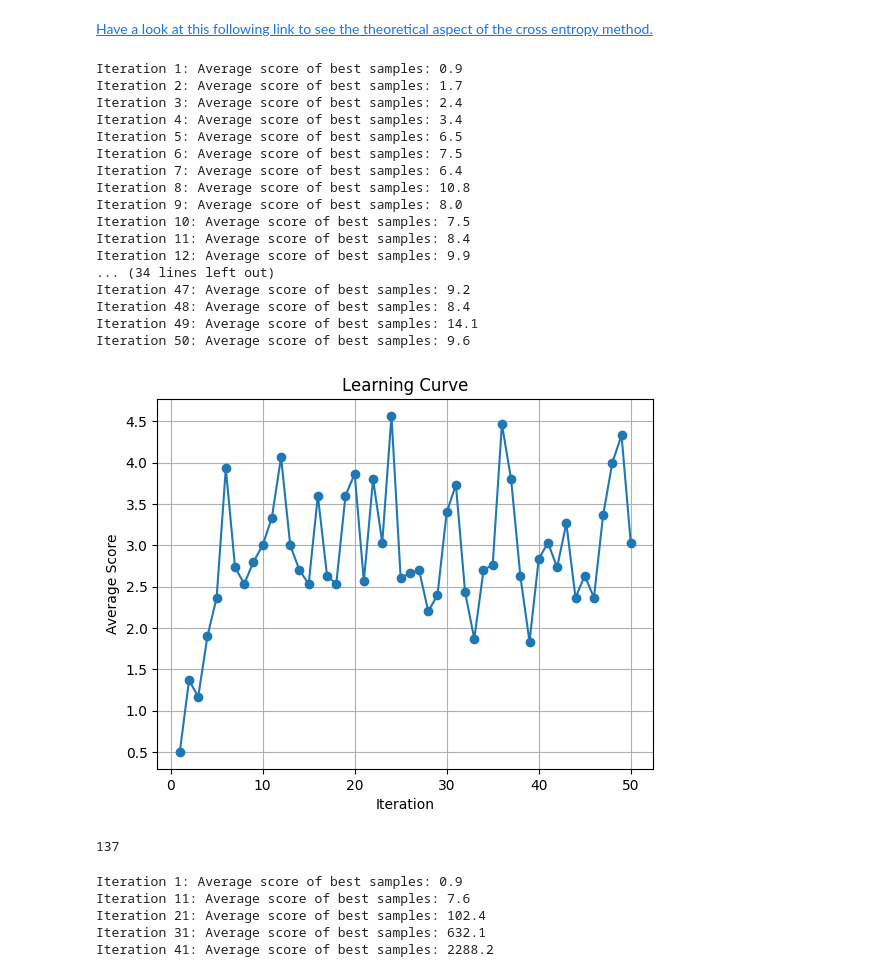
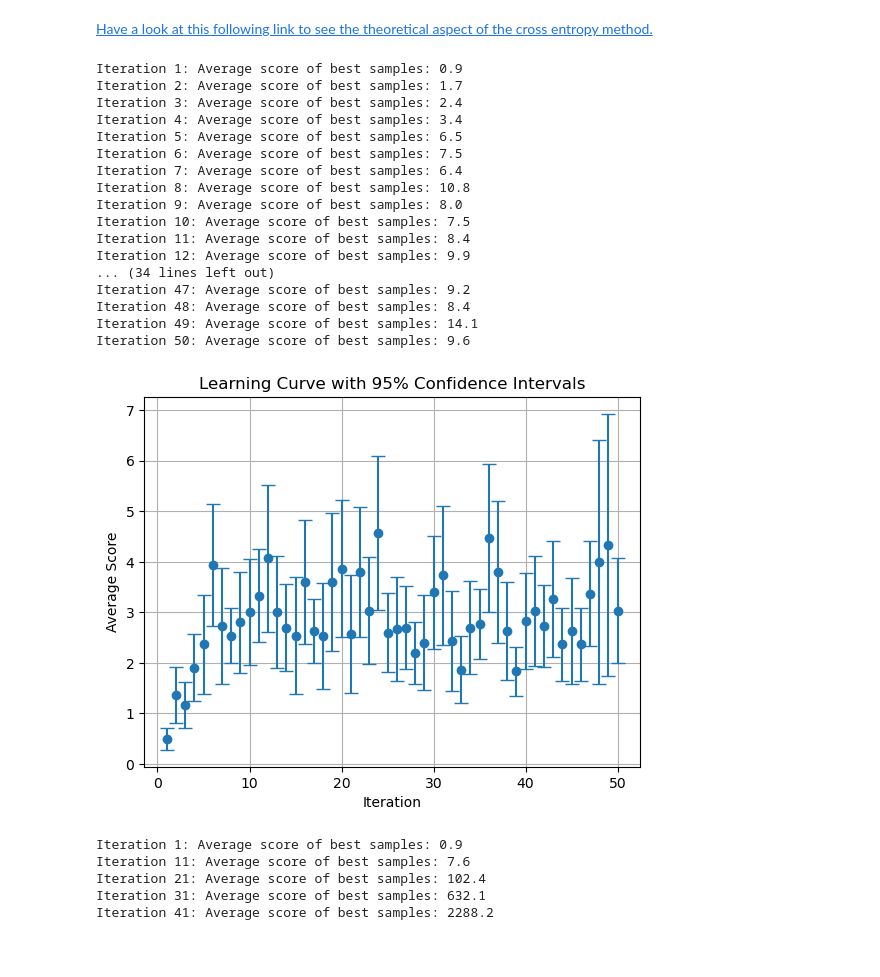
Before and after one commit to yassprogramme/learning_tetris, a Jupyter notebook: Optimization.ipynb, the cells around one changed output. Saved outputs shown, nothing was run; the diff lists cells and outputs as text; code cells hidden in the pictures; blank space fills up the shorter version.

Commit message:
Std errors

```diff
--- a/Optimization.ipynb
+++ b/Optimization.ipynb
@@ -59,7 +36,7 @@ w = np.zeros(21)
 Sigma = 100 * np.eye(21)
 
 learning_curve = []
-
+std=[]
 for t in range(iterations):
     # Generate samples from the current Gaussian distribution
     samples = np.random.multivariate_normal(w, Sigma, N)
@@ -80,42 +57,39 @@ for t in range(iterations):
     # Compute the learning curve with the mean weights of the new distribution
     # Play num_games games with these mean weights and record the scores
     game_scores = [simulation(w) for _ in range(num_games)]
+    std.append(np.std(game_scores))
     learning_curve.append(np.mean(game_scores))
 
     # Print the average score of the best samples at each iteration
-    if t%10==10:
-      print("Iteration {}: Average score of best samples: {}".format(t+1, np.mean(scores[best_samples_indices])))
+    print("Iteration {}: Average score of best samples: {}".format(t+1, np.mean(scores[best_samples_indices])))
 
 # Plot the learning curve
-plt.plot(range(1, iterations+1), learning_curve, marker='o')
+# Plot the learning curve with confidence intervals
+plt.errorbar(range(1, iterations+1), learning_curve, yerr=1.96 * (np.array(std) / np.sqrt(num_games)), fmt='o', capsize=5)
 plt.xlabel('Iteration')
 plt.ylabel('Average Score')
-plt.title('Learning Curve')
+plt.title('Learning Curve with 95% Confidence Intervals')
 plt.grid(True)
 plt.show()
 # %% [output]
 Iteration 1: Average score of best samples: 0.9
 Iteration 2: Average score of best samples: 1.7
 Iteration 3: Average score of best samples: 2.4
 Iteration 4: Average score of best samples: 3.4
 Iteration 5: Average score of best samples: 6.5
 Iteration 6: Average score of best samples: 7.5
 Iteration 7: Average score of best samples: 6.4
 Iteration 8: Average score of best samples: 10.8
 Iteration 9: Average score of best samples: 8.0
 Iteration 10: Average score of best samples: 7.5
 Iteration 11: Average score of best samples: 8.4
 Iteration 12: Average score of best samples: 9.9
 ... (34 lines left out)
 Iteration 47: Average score of best samples: 9.2
 Iteration 48: Average score of best samples: 8.4
 Iteration 49: Average score of best samples: 14.1
 Iteration 50: Average score of best samples: 9.6
-[figure, old version]
+[figure, new version]
-# %%
-print(simulation(np.ones(21)))
-# %% [output]
-137
 # %%
 # Number of samples
 N = 100
```
Also changed, not shown: parts of 4 cells of this notebook.
